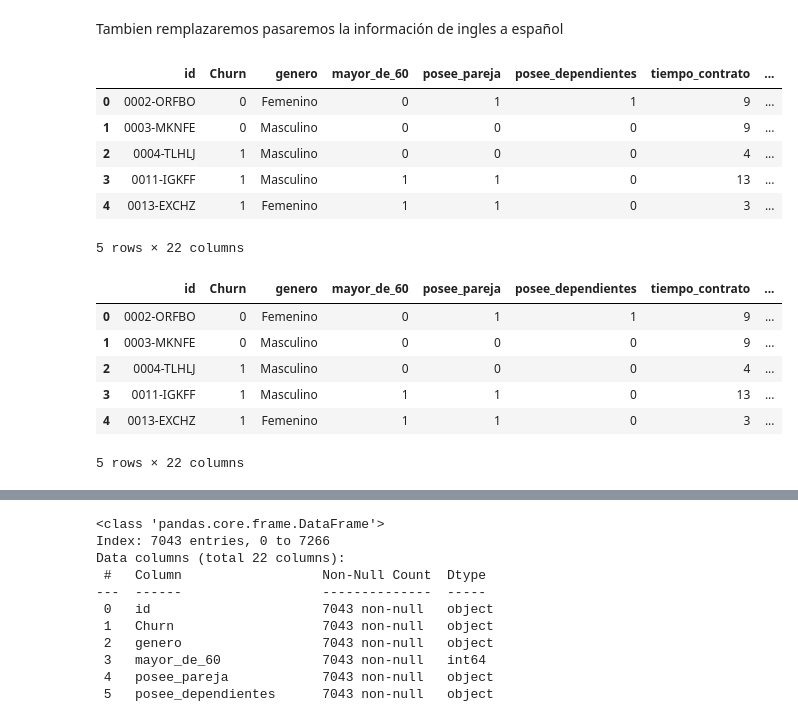
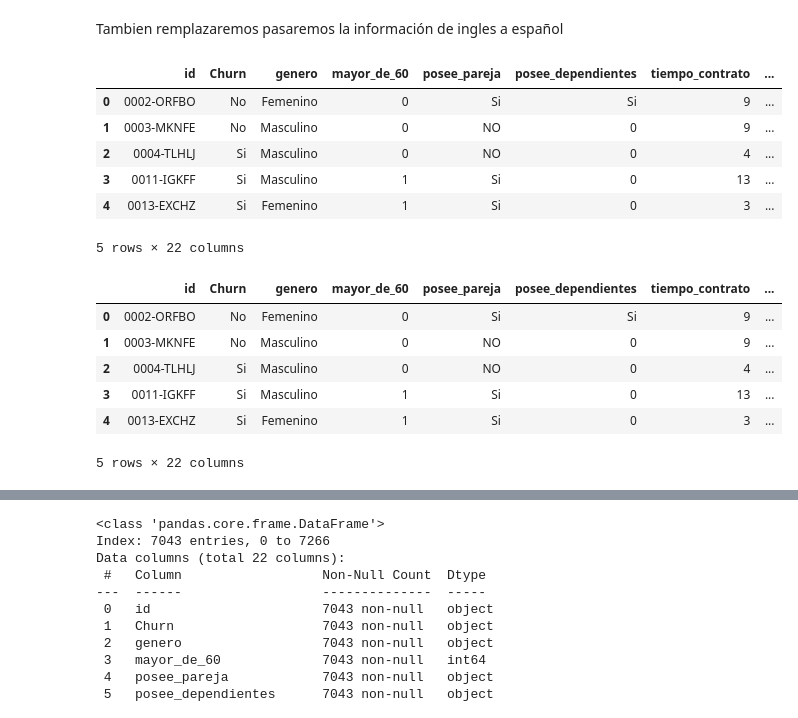
Before and after one commit to rocioivonneperezgonzalez-ship-it/Challenge_TlecomX_Alura_LATAM, a Jupyter notebook: TelecomX_LATAM.ipynb, the cells around one changed output, grey strips where cells are left out. Cells and saved outputs as stored; diff of their text form; code cells hidden in the pictures.

```diff
--- a/TelecomX_LATAM.ipynb
+++ b/TelecomX_LATAM.ipynb
@@ -369,26 +369,26 @@ df
 # %% [markdown]
 Tambien remplazaremos pasaremos la información de ingles a español
 # %%
-df['Churn'] = df['Churn'].replace({'No': '0', 'Yes': '1'})
+df['Churn'] = df['Churn'].replace({'No': 'No', 'Yes': 'Si'})
 df['genero'] = df['genero'].replace({'Female': 'Femenino', 'Male': 'Masculino'})
-df['posee_pareja'] = df['posee_pareja'].replace({'Yes': '1', 'No': '0'})
-df['posee_dependientes'] = df['posee_dependientes'].replace({'Yes': '1', 'No': '0'})
-df['servicio_telefono'] = df['servicio_telefono'].replace({'Yes': '1', 'No': '0'})
-df['multiples_lineas'] = df['multiples_lineas'].replace({'No': '0', 'Yes': '1', 'No phone service': 'Sin servicio de teléfono'})
-df['tipo_internet'] = df['tipo_internet'].replace({'No': '0'})
+df['posee_pareja'] = df['posee_pareja'].replace({'Yes': 'Si', 'No': 'NO'})
+df['posee_dependientes'] = df['posee_dependientes'].replace({'Yes': 'Si', 'No': '0'})
+df['servicio_telefono'] = df['servicio_telefono'].replace({'Yes': 'Si', 'No': 'No'})
+df['multiples_lineas'] = df['multiples_lineas'].replace({'No': 'No', 'Yes': 'Si', 'No phone service': 'Sin servicio de teléfono'})
+df['tipo_internet'] = df['tipo_internet'].replace({'No': 'No'})
 df['tipo_contrato'] = df['tipo_contrato'].replace({'One year': 'Anual', 'Month-to-month': 'Mensual', 'Two year': 'Bienal'})
 df.head()
 # %% [output]
 |  | id | Churn | genero | mayor_de_60 | posee_pareja | posee_dependientes | tiempo_contrato | ... |
-| 0 | 0002-ORFBO | 0 | Femenino | 0 | 1 | 1 | 9 | ... |
-| 1 | 0003-MKNFE | 0 | Masculino | 0 | 0 | 0 | 9 | ... |
-| 2 | 0004-TLHLJ | 1 | Masculino | 0 | 0 | 0 | 4 | ... |
-| 3 | 0011-IGKFF | 1 | Masculino | 1 | 1 | 0 | 13 | ... |
-| 4 | 0013-EXCHZ | 1 | Femenino | 1 | 1 | 0 | 3 | ... |
+| 0 | 0002-ORFBO | No | Femenino | 0 | Si | Si | 9 | ... |
+| 1 | 0003-MKNFE | No | Masculino | 0 | NO | 0 | 9 | ... |
+| 2 | 0004-TLHLJ | Si | Masculino | 0 | NO | 0 | 4 | ... |
+| 3 | 0011-IGKFF | Si | Masculino | 1 | Si | 0 | 13 | ... |
+| 4 | 0013-EXCHZ | Si | Femenino | 1 | Si | 0 | 3 | ... |
 5 rows × 22 columns
 # %%
 columnas_a_traducir = ['seguridad_online', 'backup_online', 'proteccion_dispositivo', 'soporte_tecnico', 'streaming_tv', 'streaming_peliculas']
-mapeo = {'No': '0', 'Yes': '1', 'No internet service': 'Sin servicio de internet'}
+mapeo = {'No': 'No', 'Yes': 'Si', 'No internet service': 'Sin servicio de internet'}
 
 for col in columnas_a_traducir:
     df[col] = df[col].replace(mapeo)
@@ -396,11 +396,11 @@ for col in columnas_a_traducir:
 df.head()
 # %% [output]
 |  | id | Churn | genero | mayor_de_60 | posee_pareja | posee_dependientes | tiempo_contrato | ... |
-| 0 | 0002-ORFBO | 0 | Femenino | 0 | 1 | 1 | 9 | ... |
-| 1 | 0003-MKNFE | 0 | Masculino | 0 | 0 | 0 | 9 | ... |
-| 2 | 0004-TLHLJ | 1 | Masculino | 0 | 0 | 0 | 4 | ... |
-| 3 | 0011-IGKFF | 1 | Masculino | 1 | 1 | 0 | 13 | ... |
-| 4 | 0013-EXCHZ | 1 | Femenino | 1 | 1 | 0 | 3 | ... |
+| 0 | 0002-ORFBO | No | Femenino | 0 | Si | Si | 9 | ... |
+| 1 | 0003-MKNFE | No | Masculino | 0 | NO | 0 | 9 | ... |
+| 2 | 0004-TLHLJ | Si | Masculino | 0 | NO | 0 | 4 | ... |
+| 3 | 0011-IGKFF | Si | Masculino | 1 | Si | 0 | 13 | ... |
+| 4 | 0013-EXCHZ | Si | Femenino | 1 | Si | 0 | 3 | ... |
 5 rows × 22 columns
 # %%
 df['metodo_pago'] = df['metodo_pago'].replace({
```
Also changed, not shown: parts of 23 cells of this notebook.
